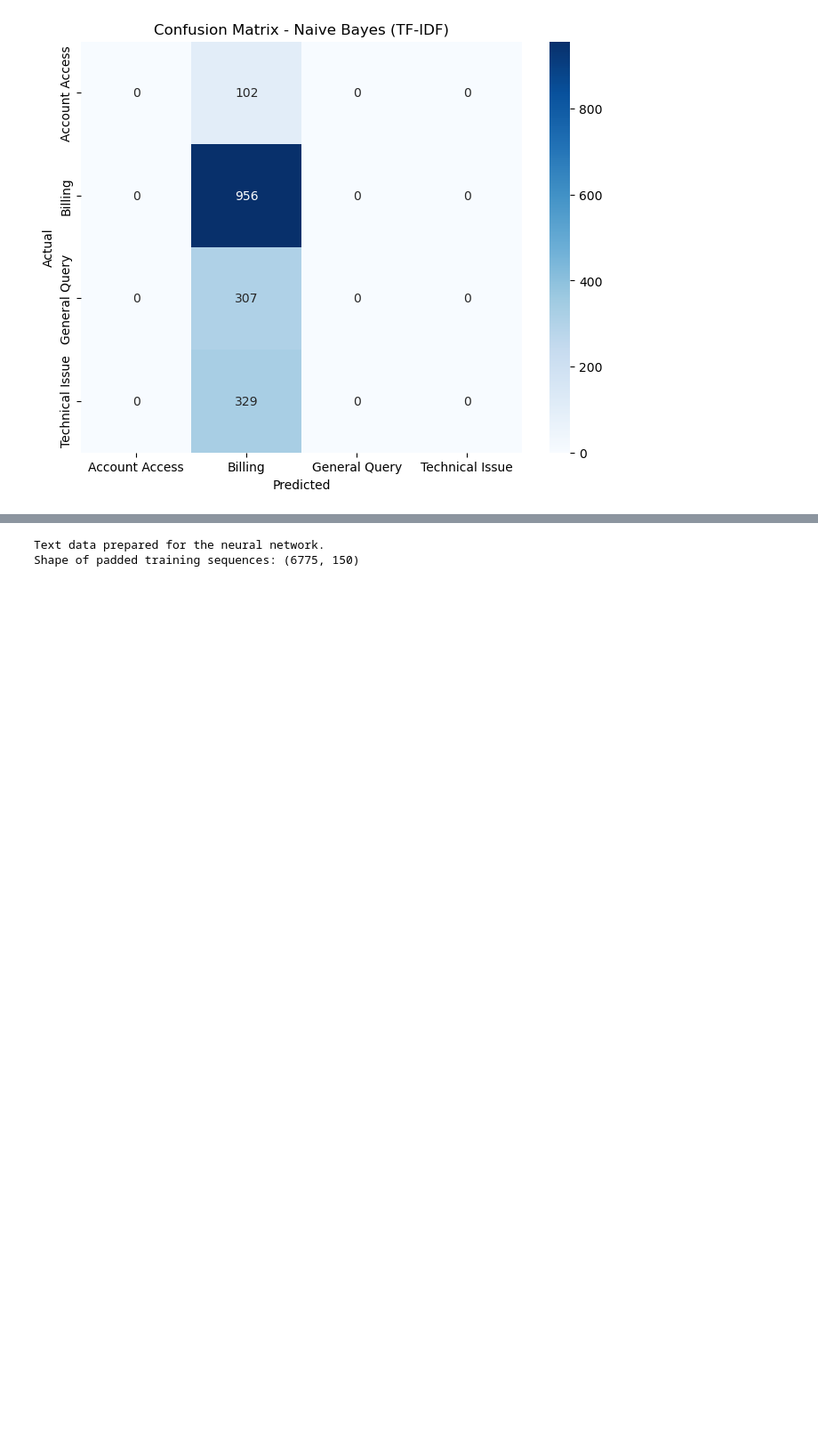
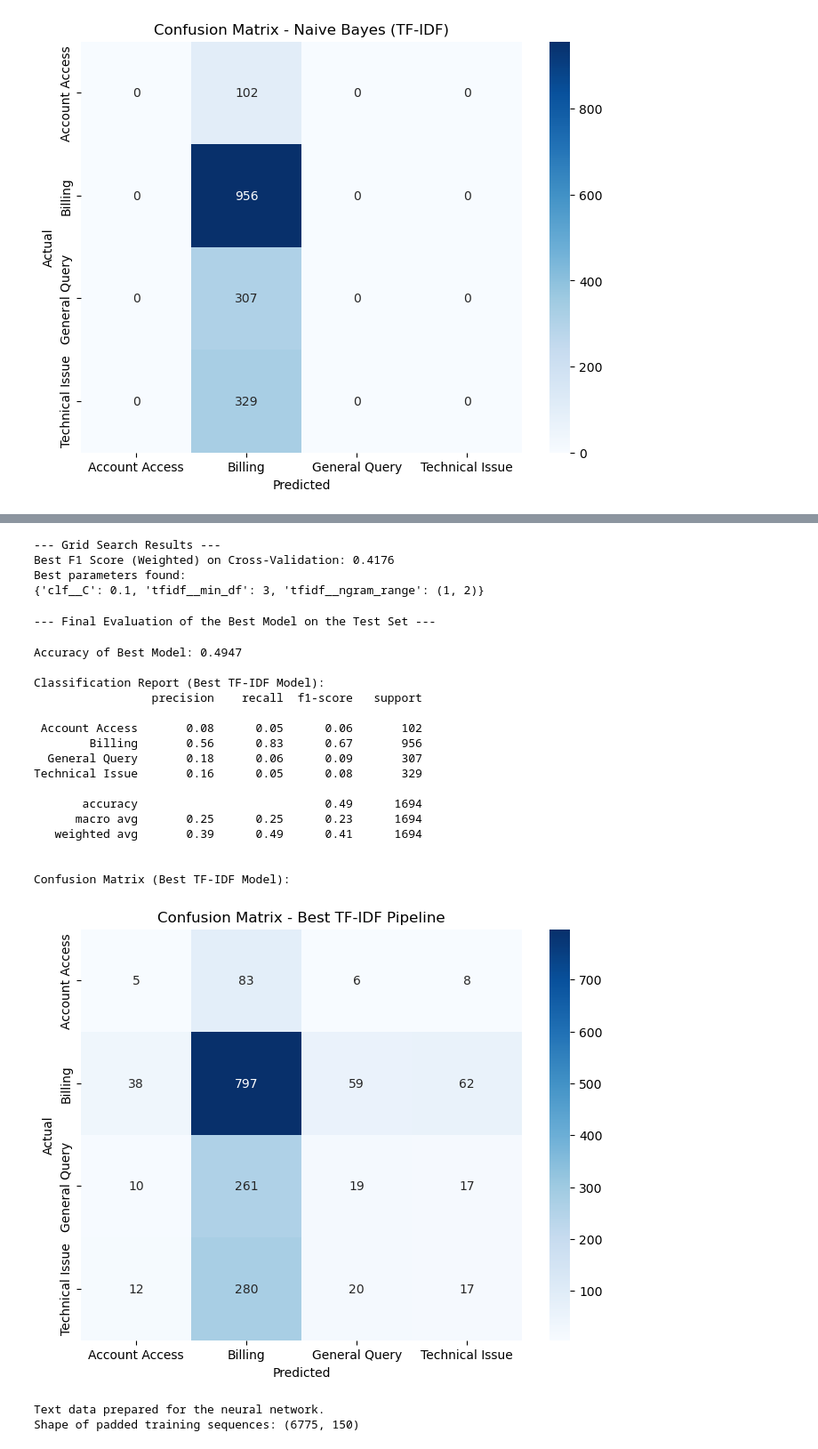
Before and after one commit to MohitBhimrajka/NLP_Customer_Support, a Jupyter notebook: 02_Task1_Ticket_Categorization.ipynb, the cells around one changed output, grey strips where cells are left out. Shown: that part at 89% size. Saved outputs shown, nothing was run; the diff lists cells and outputs as text; code cells hidden in the pictures; blank space fills up the shorter version.

```diff
--- a/02_Task1_Ticket_Categorization.ipynb
+++ b/02_Task1_Ticket_Categorization.ipynb
@@ -205,0 +313,17 @@ Confusion Matrix:
+# %%
+# 2. Set up GridSearchCV
+# cv=5 means 5-fold cross-validation.
+# n_jobs=-1 uses all available CPU cores to speed up the process.
+# scoring='f1_weighted' is our metric for what "best" means.
+grid_search = GridSearchCV(
+    pipeline_for_tuning,
+    parameters,
+    cv=5,
+    n_jobs=-1,
+    scoring='f1_weighted',
+    verbose=3 # This will print progress updates
+)
+
+print("Starting GridSearchCV for hyperparameter tuning...")
+print("This may take several minutes...")
+grid_search.fit(X_train, y_train)
@@ -206,3 +358,53 @@ Confusion Matrix:
+# %%
+# 3. Print the best parameters and the best score
+print("\n--- Grid Search Results ---")
+print(f"Best F1 Score (Weighted) on Cross-Validation: {grid_search.best_score_:.4f}")
+print("Best parameters found:")
+print(grid_search.best_params_)
+# %% [output]
+--- Grid Search Results ---
+Best F1 Score (Weighted) on Cross-Validation: 0.4176
+Best parameters found:
+{'clf__C': 0.1, 'tfidf__min_df': 3, 'tfidf__ngram_range': (1, 2)}
+# %%
+# 4. Evaluate the single best model on our held-out test set
+print("\n--- Final Evaluation of the Best Model on the Test Set ---")
+best_model = grid_search.best_estimator_
+y_pred_best = best_model.predict(X_test)
+# %% [output]
+--- Final Evaluation of the Best Model on the Test Set ---
+# %%
+print(f"\nAccuracy of Best Model: {accuracy_score(y_test, y_pred_best):.4f}")
+print("\nClassification Report (Best TF-IDF Model):")
+print(classification_report(y_test, y_pred_best))
+
+print("\nConfusion Matrix (Best TF-IDF Model):")
+cm_best = confusion_matrix(y_test, y_pred_best)
+plt.figure(figsize=(8, 6))
+sns.heatmap(cm_best, annot=True, fmt='d', cmap='Blues',
+            xticklabels=best_model.classes_, yticklabels=best_model.classes_)
+plt.xlabel('Predicted')
+plt.ylabel('Actual')
+plt.title('Confusion Matrix - Best TF-IDF Pipeline')
+plt.show()
+# %% [output]
+Accuracy of Best Model: 0.4947
+
+Classification Report (Best TF-IDF Model):
+                 precision    recall  f1-score   support
+
+ Account Access       0.08      0.05      0.06       102
+        Billing       0.56      0.83      0.67       956
+  General Query       0.18      0.06      0.09       307
+Technical Issue       0.16      0.05      0.08       329
+
+       accuracy                           0.49      1694
+      macro avg       0.25      0.25      0.23      1694
+   weighted avg       0.39      0.49      0.41      1694
+
+
+Confusion Matrix (Best TF-IDF Model):
+[figure, added]
 # %%
 import numpy as np
 import tensorflow as tf
```
Also changed, not shown: parts of 10 cells of this notebook, 1 other file.
